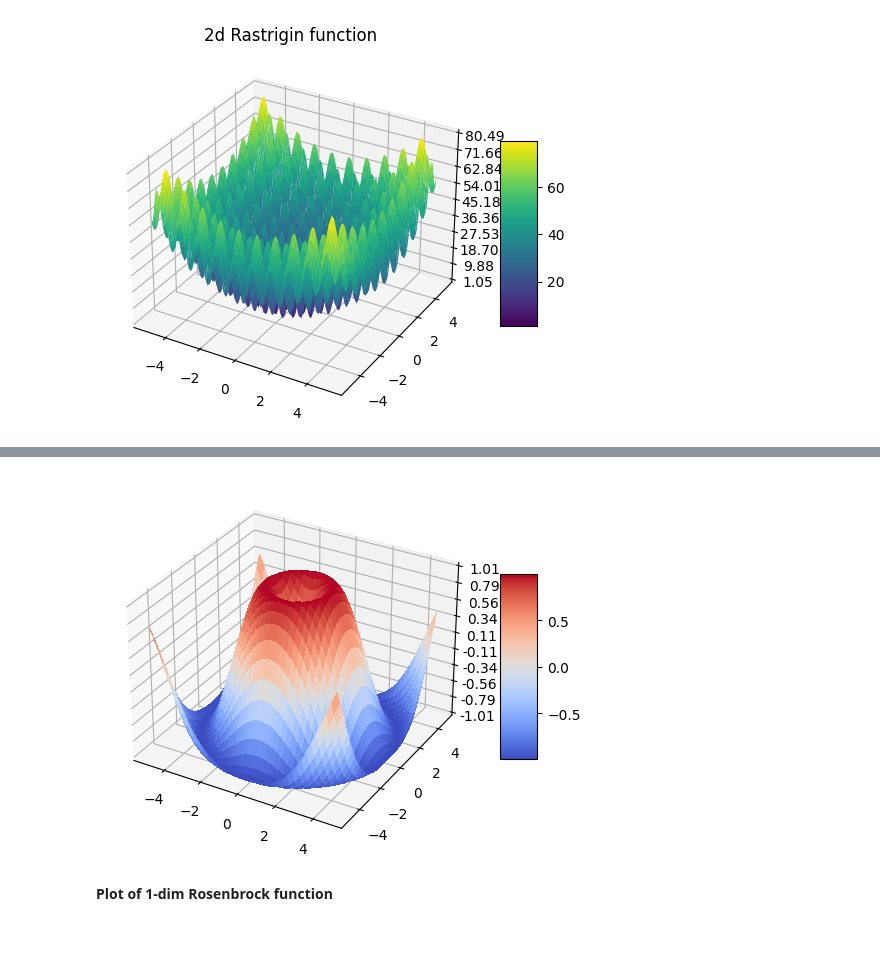
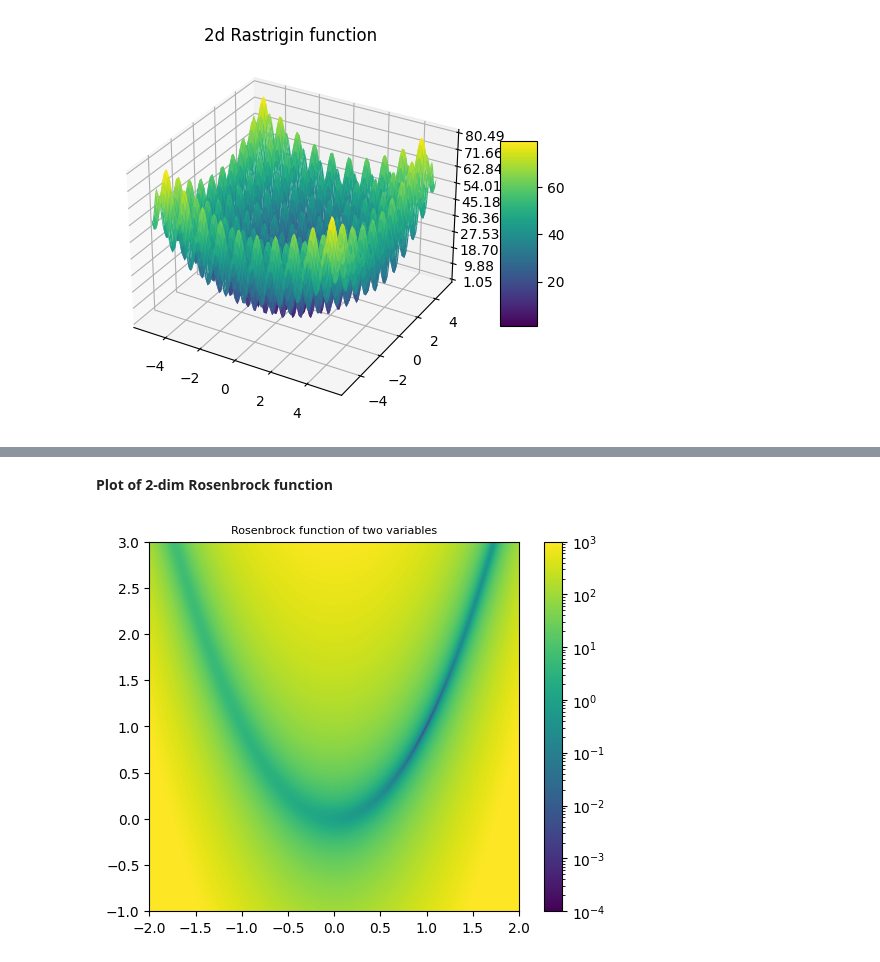
Before and after one commit to JiayeWei521/Landscape_Explorations, a Jupyter notebook: Test_functions.ipynb, the cells around one changed output, grey strips where cells are left out. Saved outputs shown, nothing was run; the diff lists cells and outputs as text; code cells hidden in the pictures.

```diff
--- a/Test_functions.ipynb
+++ b/Test_functions.ipynb
@@ -83,32 +94,25 @@ hist = df.hist()
-# %%
-import matplotlib.pyplot as plt
-
-import numpy as np
-
-fig, ax = plt.subplots(subplot_kw={"projection": "3d"})
-
-# Make data.
-X = np.arange(-5, 5, 0.25)
-Y = np.arange(-5, 5, 0.25)
-X, Y = np.meshgrid(X, Y)
-R = np.sqrt(X**2 + Y**2)
-Z = np.sin(R)
-
-# Plot the surface.
-surf = ax.plot_surface(X, Y, Z, cmap=cm.coolwarm,
-                       linewidth=0, antialiased=False)
-
-# Customize the z axis.
-ax.set_zlim(-1.01, 1.01)
-ax.zaxis.set_major_locator(LinearLocator(10))
-# A StrMethodFormatter is used automatically
-ax.zaxis.set_major_formatter('{x:.02f}')
-
-# Add a color bar which maps values to colors.
-fig.colorbar(surf, shrink=0.5, aspect=5)
-
-plt.show()
-# %% [output]
-[figure, removed]
 # %% [markdown]
-**Plot of 1-dim Rosenbrock function**
+**Plot of 2-dim Rosenbrock function**
+# %%
+def Rosenbrock_function_dimension_two(x, y):
+    return (1-x)**2 + 100*(y-x**2)**2
+
+x_min = -2.0
+x_max = 2.0
+y_min = -1.0
+y_max = 3.0
+
+X, Y = np.meshgrid(np.arange(x_min, x_max, 0.001), np.arange(y_min, y_max, 0.001))
+
+Z = Rosenbrock_function_dimension_two(X, Y)
+
+plt.imshow(Z, extent=[x_min, x_max, y_min, y_max],norm=colors.LogNorm(vmin=10**(-4), vmax=10**3),
+           origin='lower')
+
+plt.colorbar()
+
+plt.title("Rosenbrock function of two variables" , fontsize=8)
+
+plt.show()
+# %% [output]
+[figure, added]
```
Also changed, not shown: parts of 5 cells of this notebook, 2 other files.
